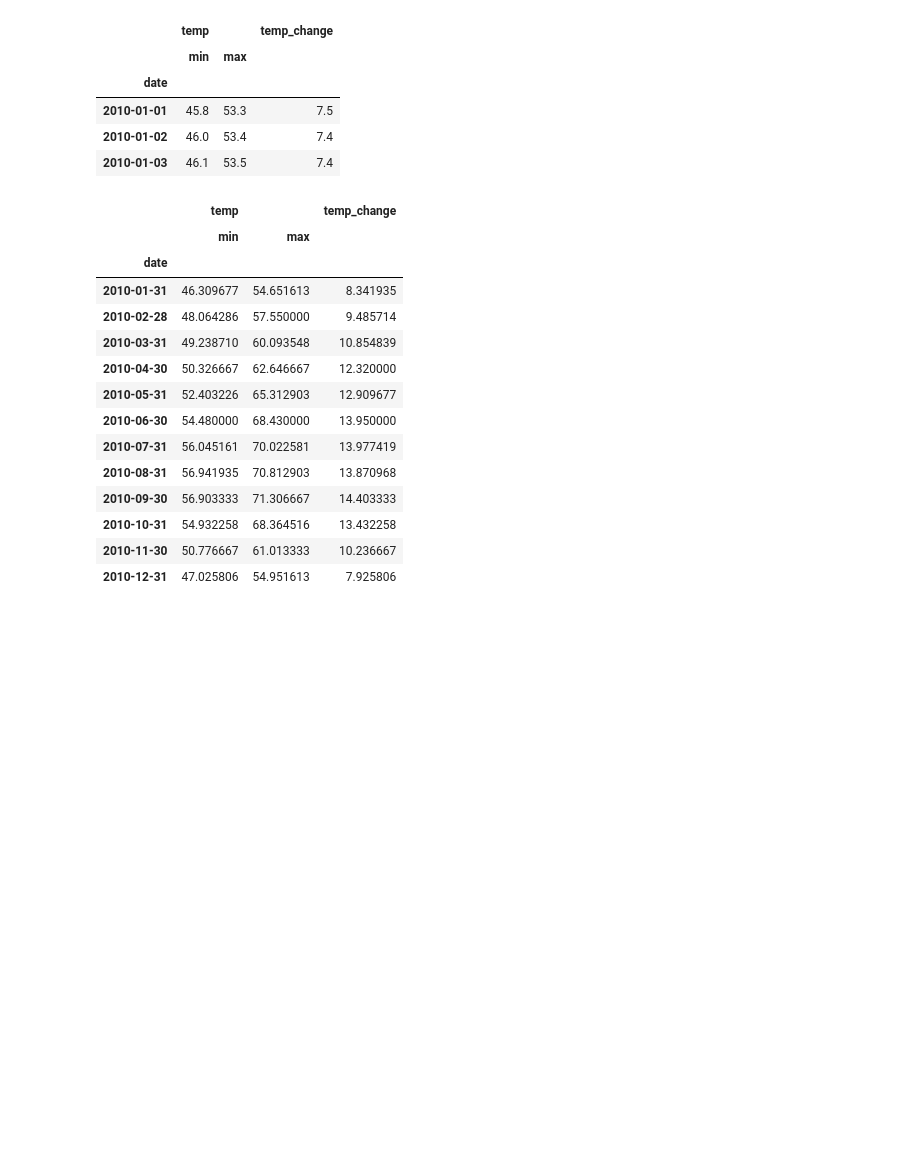
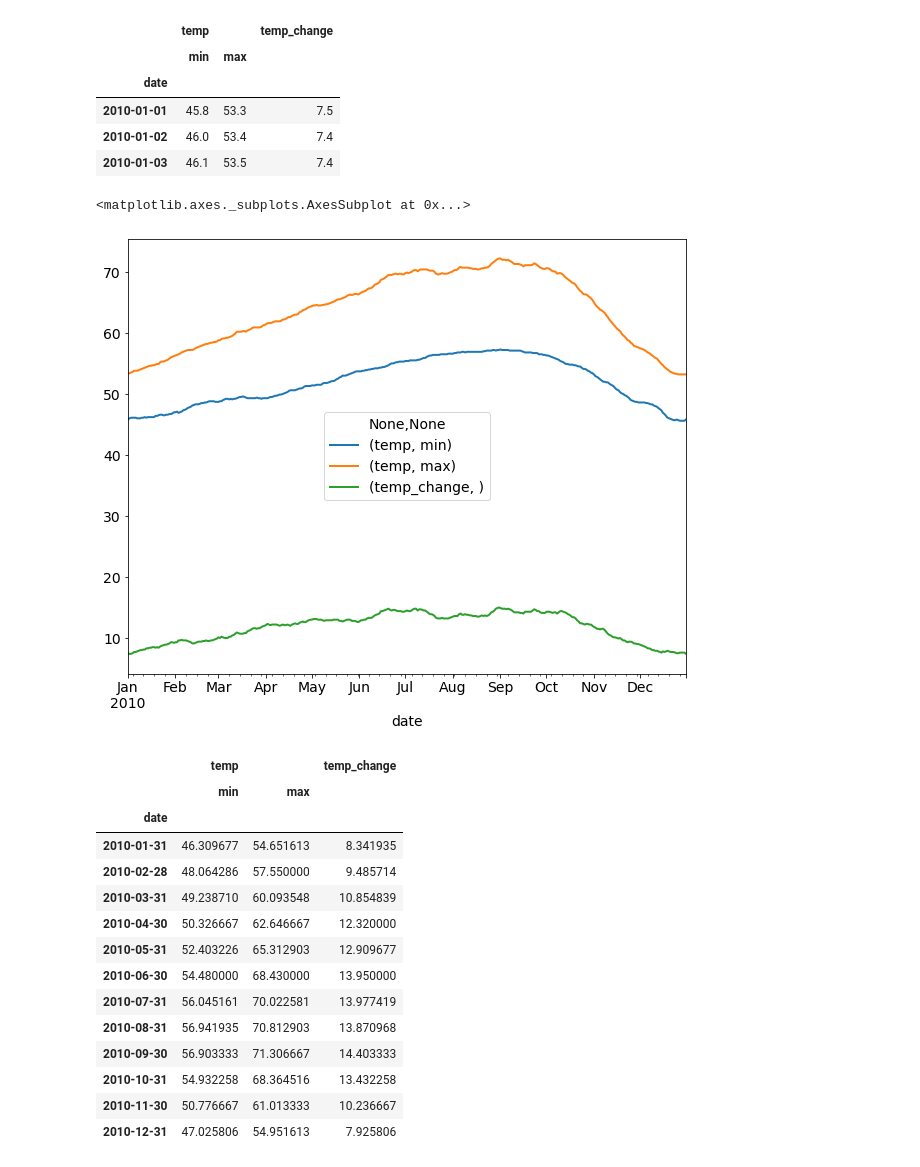
Before and after one commit to KwameTaylor/time-series-exercises, a Jupyter notebook: time-series-manipulation.ipynb, the cells around one changed output. Drawn from its saved outputs; the diff is of its cells as text; code cells hidden in the pictures; blank space fills up the shorter version.

```diff
--- a/time-series-manipulation.ipynb
+++ b/time-series-manipulation.ipynb
@@ -175,6 +175,11 @@ by_day.head(3)
 | 2010-01-01 | 45.8 | 53.3 | 7.5 |
 | 2010-01-02 | 46.0 | 53.4 | 7.4 |
 | 2010-01-03 | 46.1 | 53.5 | 7.4 |
+# %%
+by_day.plot()
+# %% [output]
+<matplotlib.axes._subplots.AxesSubplot at 0x...>
+[figure, added]
 # %%
 by_month = by_day.resample('M').mean()
 by_month
```
Also changed, not shown: parts of 27 cells of this notebook.
